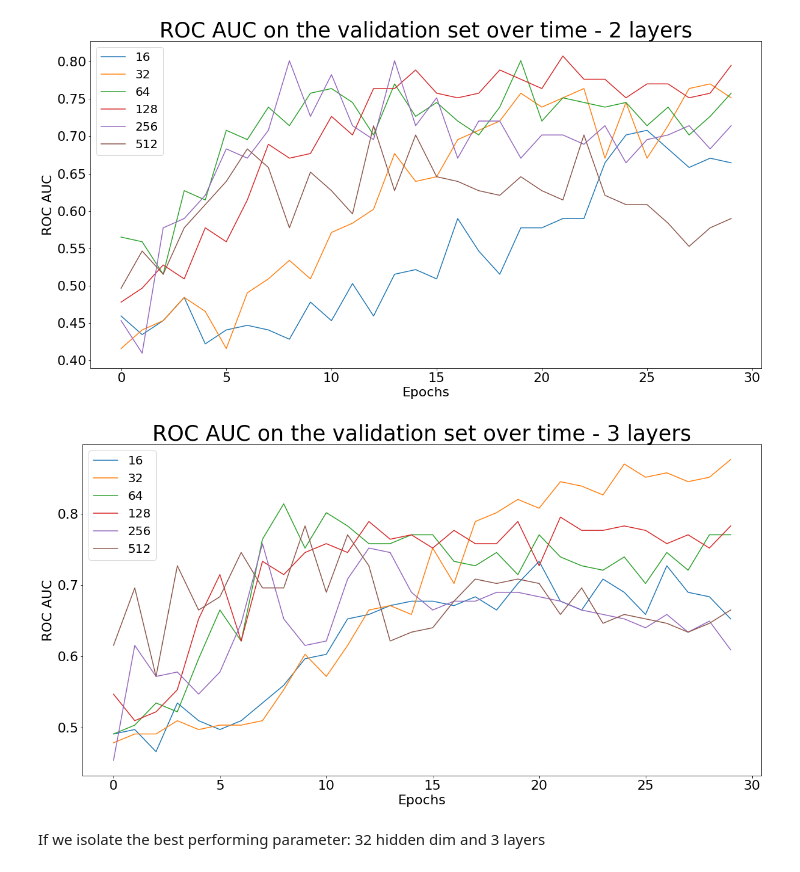
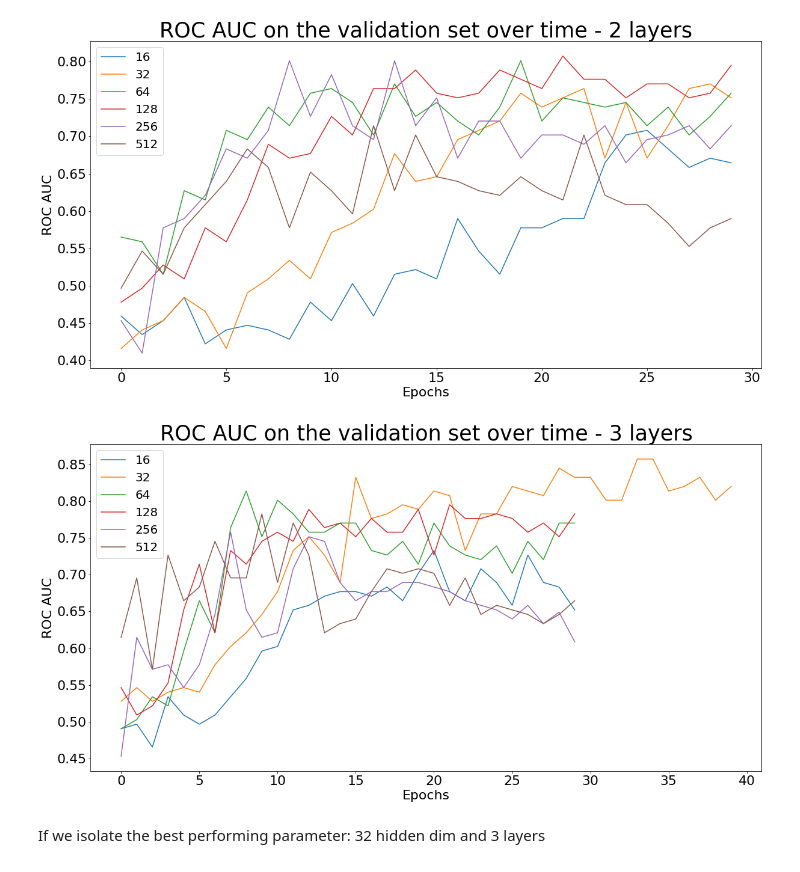
Before and after one commit to darioAnongba/ASSIStments-Competition, a Jupyter notebook: Results.ipynb, the cells around one changed output. Saved outputs shown, nothing was run; the diff lists cells and outputs as text; code cells hidden in the pictures.

```diff
--- a/Results.ipynb
+++ b/Results.ipynb
@@ -9,11 +9,11 @@ import matplotlib.pyplot as plt
 plt.rcParams['figure.figsize'] = (20.0, 10.0)
 plt.rcParams.update({'font.size': 22})
 # %%
-def plot(layer, dims, dropout, metric, title, ylabel):
+def plot(layer, dims, metric, title, ylabel):
     f = plt.figure()
 
     for hidden_dim in dims:
-        name = str(layer) + '_' + str(hidden_dim) + '_' + str(dropout)
+        name = str(hidden_dim) + '_' + str(layer)
         pickle_results = open('Results/results_' + name + '.pickle', "rb")
         results = pickle.load(pickle_results)
 
@@ -65,9 +65,9 @@ plot([16, 32, 64, 128, 256, 512], 2, 'val_aucs', 'ROC AUC on the validation set
 # %% [output]
 [figure]
 # %%
-plot([16, 32, 64, 128, 256, 512], 3, 'val_aucs', 'ROC AUC on the validation set over time', 'ROC AUC')
+plot(3, [16, 32, 64, 128, 256, 512], 'val_aucs', 'ROC AUC on the validation set over time', 'ROC AUC')
 # %% [output]
-[figure, old version]
+[figure, new version]
 # %% [markdown]
 If we isolate the best performing parameter: 32 hidden dim and 3 layers
 # %%
```
Also changed, not shown: parts of 9 cells of this notebook, 9 other files.
